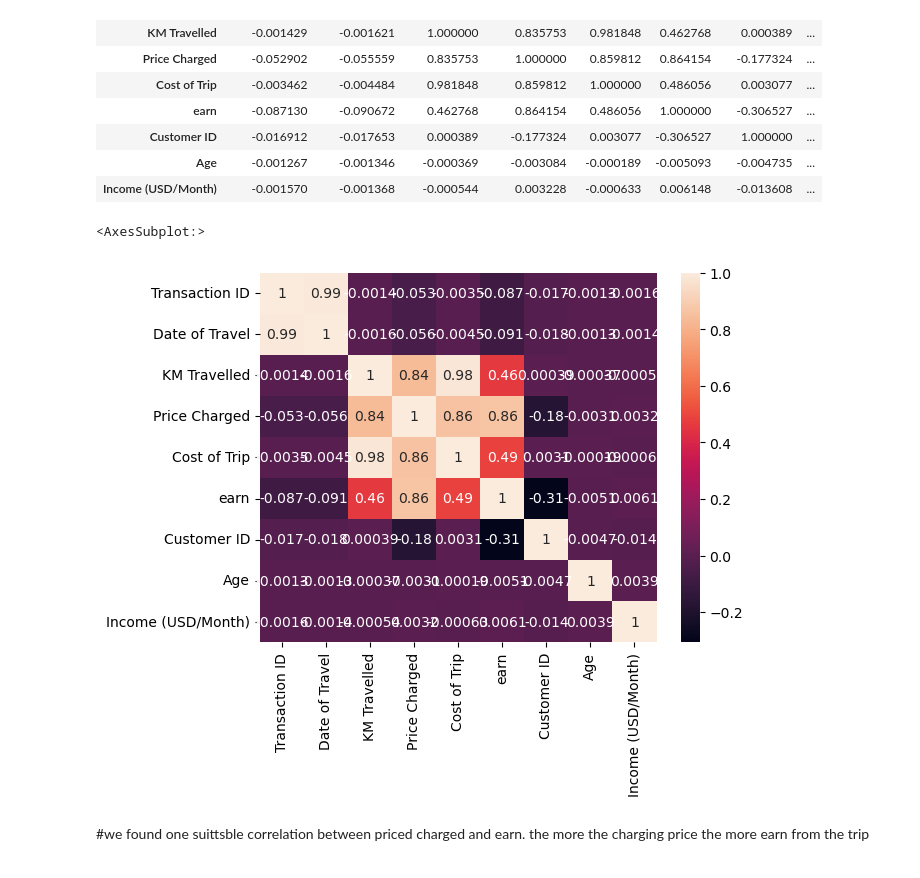
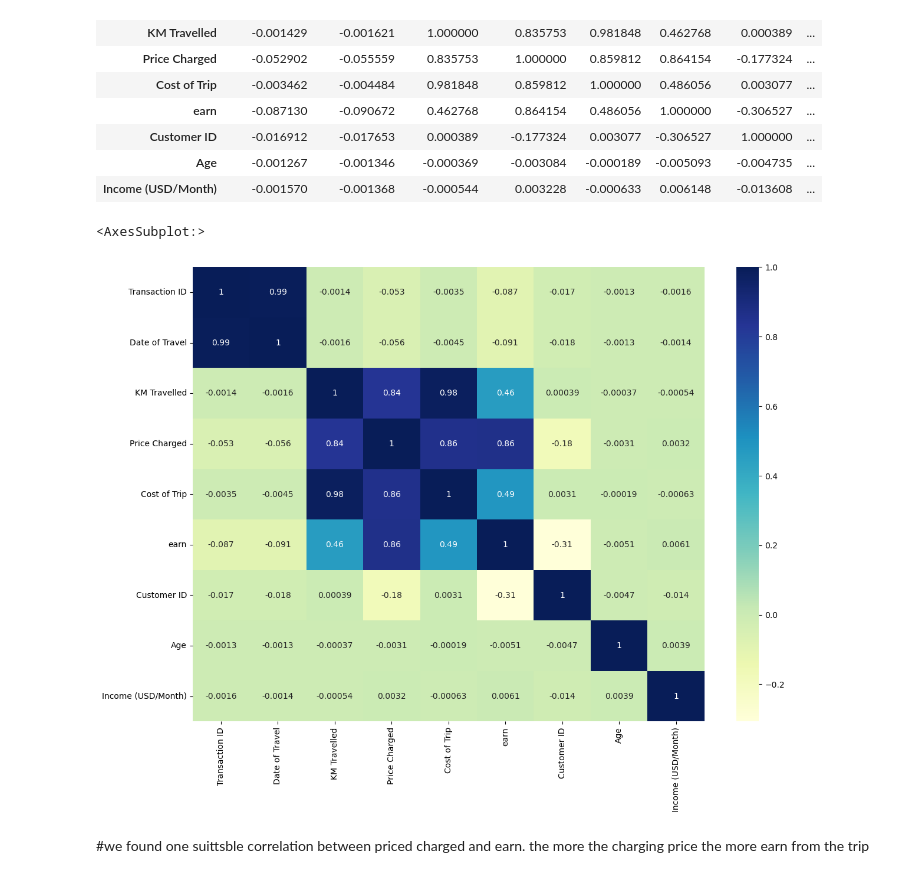
Before and after one commit to AN-SAFAWAT/EDA-Cab_Invenstment-with-ML, a Jupyter notebook: City_cab_data_analysis.ipynb, the cells around one changed output. Saved outputs shown, nothing was run; the diff lists cells and outputs as text; code cells hidden in the pictures.

Commit message:
Further analysis of data

```diff
--- a/City_cab_data_analysis.ipynb
+++ b/City_cab_data_analysis.ipynb
@@ -333,10 +334,11 @@ overall_data.corr()
 | Age | -0.001267 | -0.001346 | -0.000369 | -0.003084 | -0.000189 | -0.005093 | -0.004735 | ... |
 | Income (USD/Month) | -0.001570 | -0.001368 | -0.000544 | 0.003228 | -0.000633 | 0.006148 | -0.013608 | ... |
 # %%
-sns.heatmap(data=overall_data.corr(),annot=True)
+plt.figure(figsize=(14,10))
+sns.heatmap(data=overall_data.corr(),annot=True,cmap='YlGnBu')
 # %% [output]
 <AxesSubplot:>
-[figure, old version]
+[figure, new version]
 # %% [markdown]
 #we found one suittsble correlation between priced charged and earn. the more the charging price the more earn from the trip
 # %%
```
Also changed, not shown: parts of 20 cells of this notebook.
